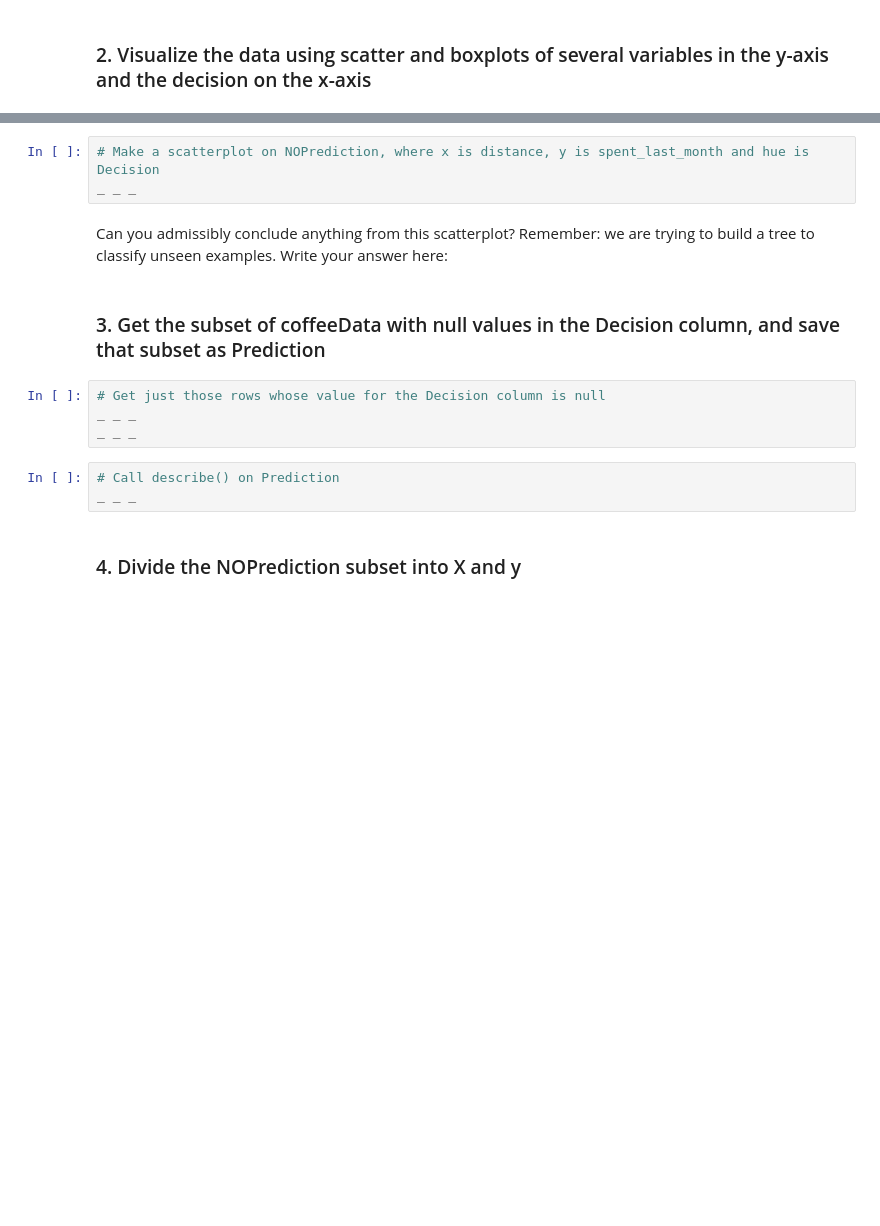
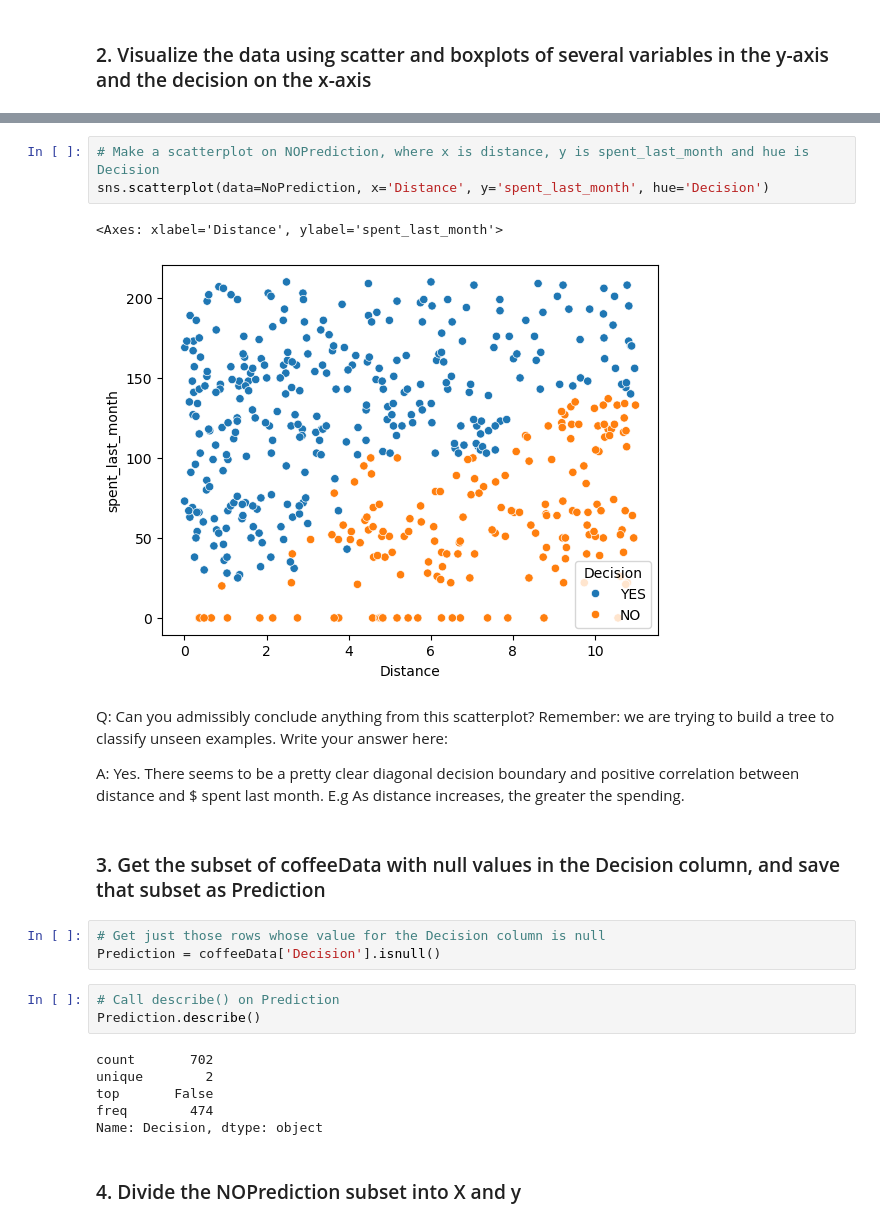
Before and after one commit to mdgarber/RRdinerCoffee_DecisionTree, a Jupyter notebook: 1613148038_Springboard_Decision_Tree_Specialty_Coffee_Case_Study_28012021_2_/Springboard Decision Tree Specialty Coffee Case Study - Tier 3.ipynb, the cells around one changed output, grey strips where cells are left out. Cells and saved outputs as stored; diff of their text form; blank space fills up the shorter version.

```diff
--- a/1613148038_Springboard_Decision_Tree_Specialty_Coffee_Case_Study_28012021_2_/Springboard Decision Tree Specialty Coffee Case Study - Tier 3.ipynb
+++ b/1613148038_Springboard_Decision_Tree_Specialty_Coffee_Case_Study_28012021_2_/Springboard Decision Tree Specialty Coffee Case Study - Tier 3.ipynb
@@ -258,17 +266,27 @@ Can you admissibly conclude anything from this boxplot? Write your answer here:
 # %%
 # Make a scatterplot on NOPrediction, where x is distance, y is spent_last_month and hue is Decision
-_ _ _
+sns.scatterplot(data=NoPrediction, x='Distance', y='spent_last_month', hue='Decision')
+# %% [output]
+<Axes: xlabel='Distance', ylabel='spent_last_month'>
+[figure, added]
 # %% [markdown]
-Can you admissibly conclude anything from this scatterplot? Remember: we are trying to build a tree to classify unseen examples. Write your answer here:
+Q: Can you admissibly conclude anything from this scatterplot? Remember: we are trying to build a tree to classify unseen examples. Write your answer here:
+
+A: Yes. There seems to be a pretty clear diagonal decision boundary and positive correlation between distance and $ spent last month. E.g As distance increases, the greater the spending.
 # %% [markdown]
 ### 3. Get the subset of coffeeData with null values in the Decision column, and save that subset as Prediction
 # %%
 # Get just those rows whose value for the Decision column is null
-_ _ _
-_ _ _
+Prediction = coffeeData['Decision'].isnull()
 # %%
 # Call describe() on Prediction
-_ _ _
+Prediction.describe()
+# %% [output]
+count       702
+unique        2
+top       False
+freq        474
+Name: Decision, dtype: object
 # %% [markdown]
 ### 4. Divide the NOPrediction subset into X and y
 # %%
```
Also changed, not shown: parts of 7 cells of this notebook.
